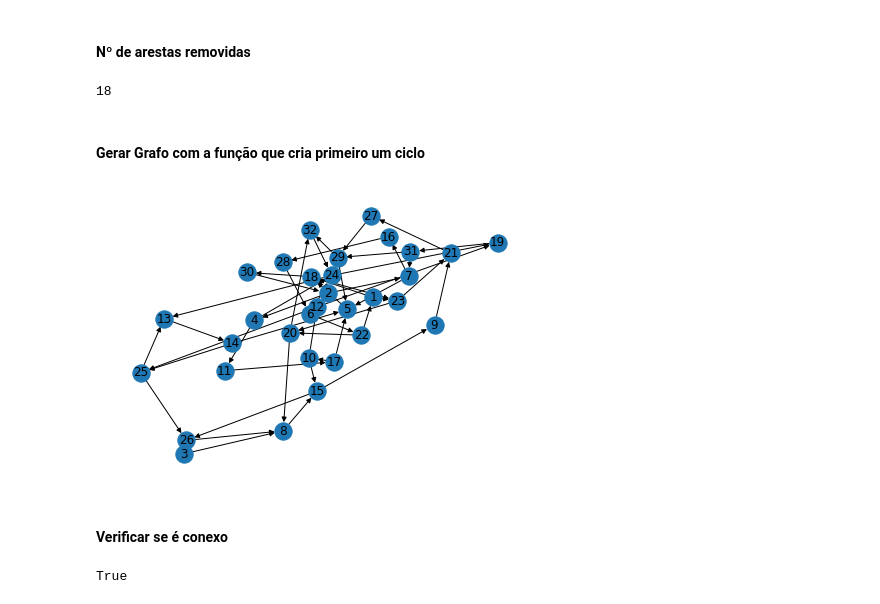
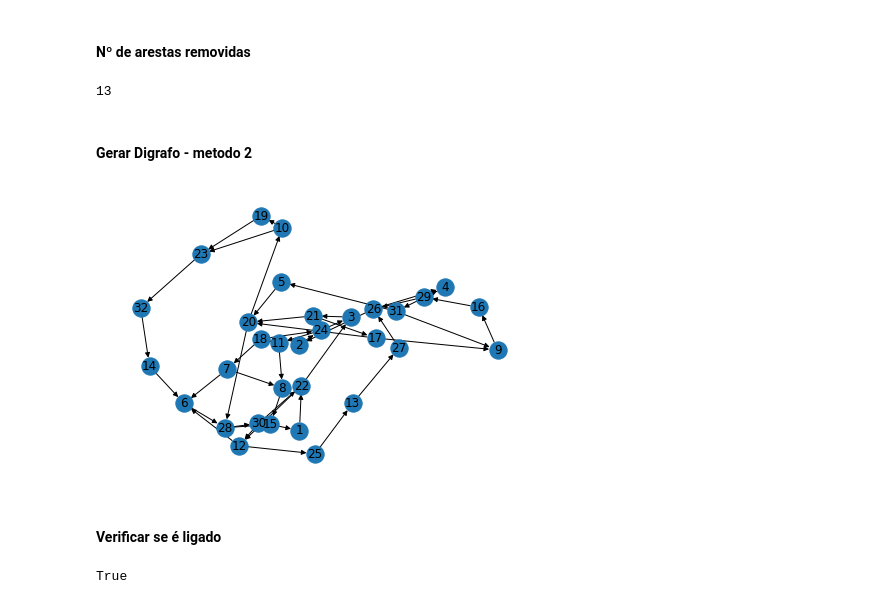
Before and after one commit to zoisper/LC-Projeto, a Jupyter notebook: 2/Trafego.ipynb, the cells around one changed output. Cells and saved outputs as stored; diff of their text form; code cells hidden in the pictures.

```diff
--- a/2/Trafego.ipynb
+++ b/2/Trafego.ipynb
@@ -185,16 +203,16 @@ True
 # %% [markdown]
 #### Nº de arestas removidas
 # %%
-print(len(G1.edges()) - len(S1.edges()))
+print(len(G1E1.edges()) - len(S1E1.edges()))
 # %% [output]
-18
+13
 # %% [markdown]
-#### Gerar Grafo com a função que cria primeiro um ciclo
+#### Gerar Digrafo - metodo 2
 # %%
-G2 = graph_generator_simple()
-nx.draw(G2, with_labels = True)
+G2E1 = graph_generator_simple()
+nx.draw(G2E1, with_labels = True)
 # %% [output]
-[figure, old version]
+[figure, new version]
 # %% [markdown]
-#### Verificar se é conexo
+#### Verificar se é ligado
 # %%
```
Also changed, not shown: parts of 73 cells of this notebook.
